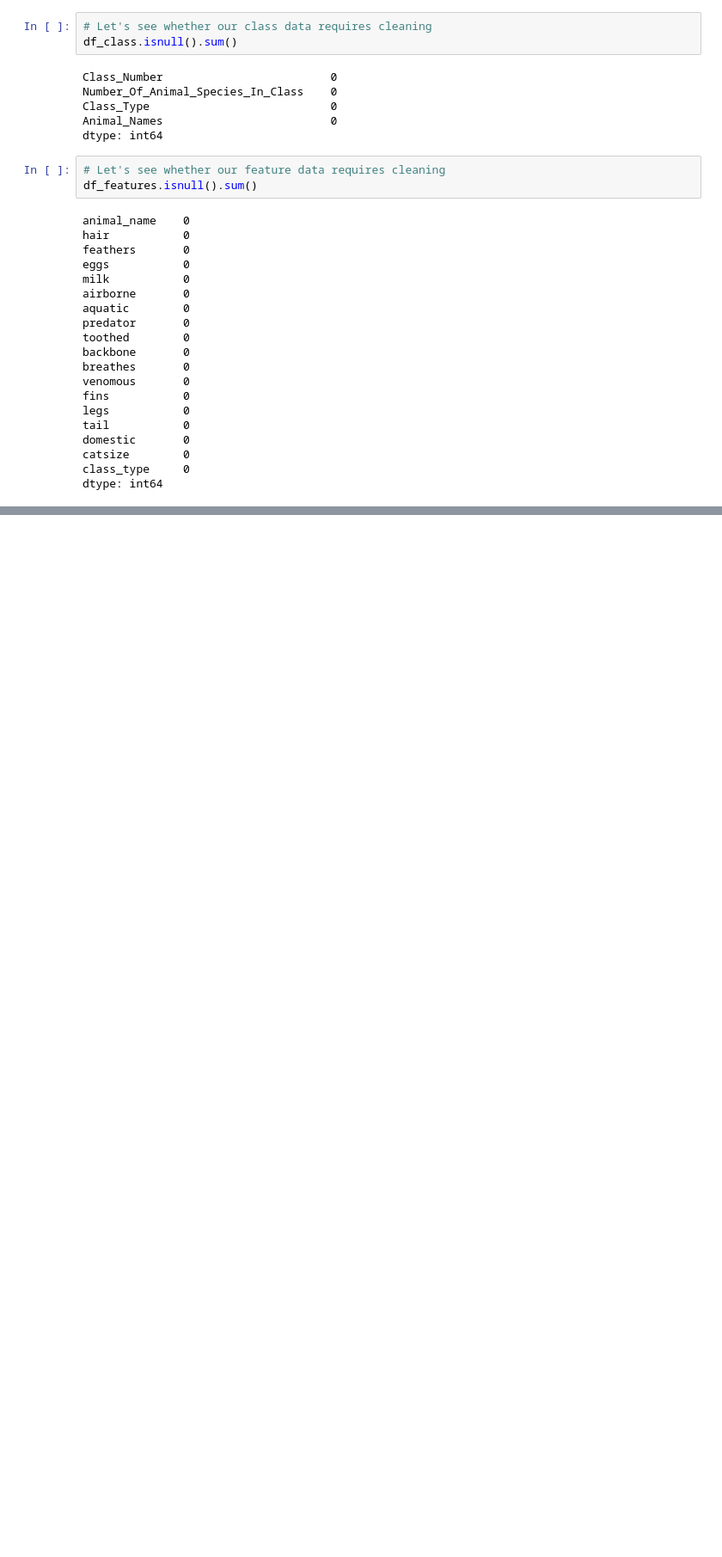
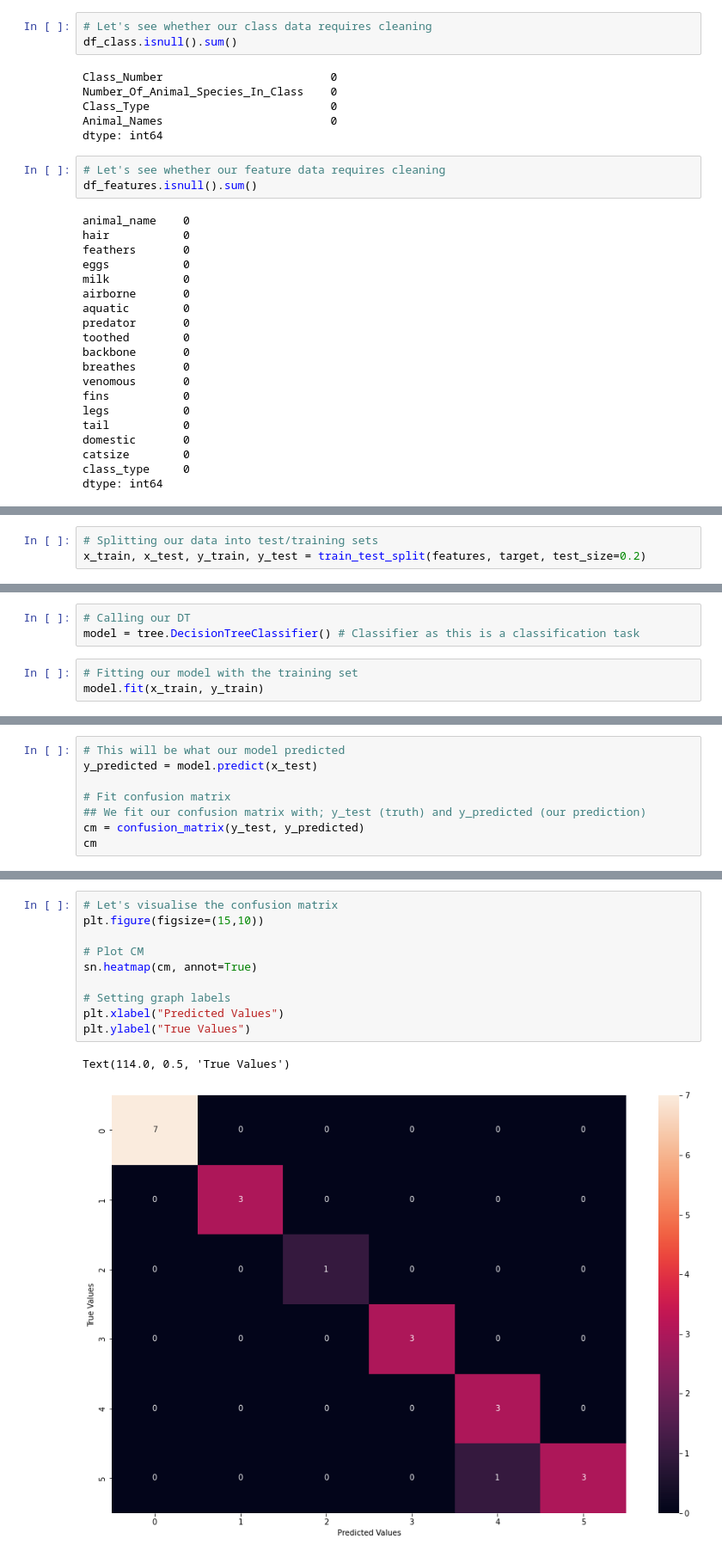
Before and after one commit to SunpreetSChahal/ML_Practice_Projs, a Jupyter notebook: (4.3-2) Zoo Animal Classification - Decision Tree Practice.ipynb, the cells around one changed output, grey strips where cells are left out. Shown: that part at 86% size. Cells and saved outputs as stored; diff of their text form; blank space fills up the shorter version.

Commit message:
Animal Features w/ Animal Class - Decision Tree Practice

```diff
--- a/(4.3-2) Zoo Animal Classification - Decision Tree Practice.ipynb
+++ b/(4.3-2) Zoo Animal Classification - Decision Tree Practice.ipynb
@@ -130,0 +172,3 @@ There are: 101 unique animals.
+# %%
+# Splitting our data into test/training sets
+x_train, x_test, y_train, y_test = train_test_split(features, target, test_size=0.2)
@@ -130,0 +182,6 @@ There are: 101 unique animals.
+# %%
+# Calling our DT
+model = tree.DecisionTreeClassifier() # Classifier as this is a classification task
+# %%
+# Fitting our model with the training set
+model.fit(x_train, y_train)
@@ -130,0 +254,8 @@ There are: 101 unique animals.
+# %%
+# This will be what our model predicted
+y_predicted = model.predict(x_test)
+
+# Fit confusion matrix
+## We fit our confusion matrix with; y_test (truth) and y_predicted (our prediction)
+cm = confusion_matrix(y_test, y_predicted)
+cm
@@ -130,0 +269,13 @@ There are: 101 unique animals.
+# %%
+# Let's visualise the confusion matrix
+plt.figure(figsize=(15,10))
+
+# Plot CM
+sn.heatmap(cm, annot=True)
+
+# Setting graph labels
+plt.xlabel("Predicted Values")
+plt.ylabel("True Values")
+# %% [output]
+Text(114.0, 0.5, 'True Values')
+[figure, added]
```
Also changed, not shown: parts of 28 cells of this notebook.
